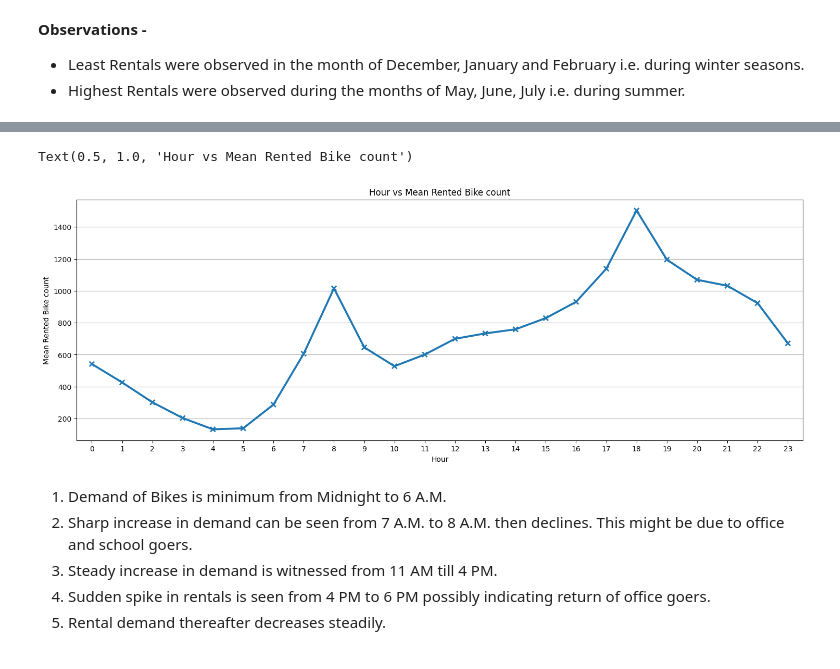
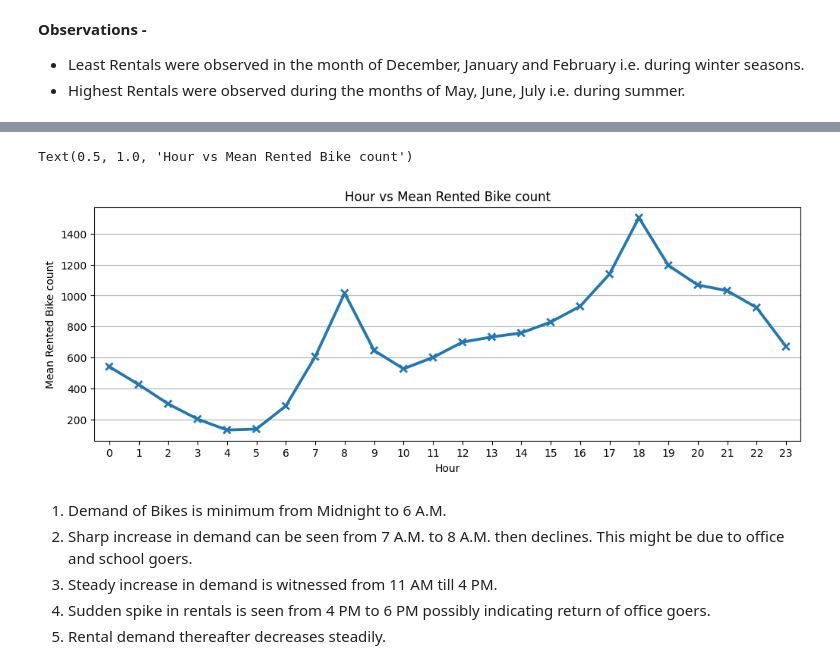
Before and after one commit to PrashantShrivastava1612/Bike-Sharing-Demand-Prediction, a Jupyter notebook: Bike_Sharing_Demand_Prediction.ipynb, the cells around one changed output, grey strips where cells are left out. Cells and saved outputs as stored; diff of their text form; code cells hidden in the pictures.

```diff
--- a/Bike_Sharing_Demand_Prediction.ipynb
+++ b/Bike_Sharing_Demand_Prediction.ipynb
@@ -509,13 +511,13 @@ Text(0.5, 1.0, 'Hour vs Rented Bike count')
 # %%
 #lineplot of hourwise mean rental bikes
-plt.figure(figsize=(18,6))
+plt.figure(figsize=(12,4))
 plt.grid()
 sns.pointplot(hourwise_rent, x='Hour', y='Rented Bike Count', markers='x')
 plt.ylabel("Mean Rented Bike count")
 plt.title('Hour vs Mean Rented Bike count')
 # %% [output]
 Text(0.5, 1.0, 'Hour vs Mean Rented Bike count')
-[figure, old version]
+[figure, new version]
 # %% [markdown]
 1. Demand of Bikes is minimum from Midnight to 6 A.M.
 2. Sharp increase in demand can be seen from 7 A.M. to 8 A.M. then declines. This might be due to office and school goers.
```
Also changed, not shown: parts of 27 cells of this notebook.
